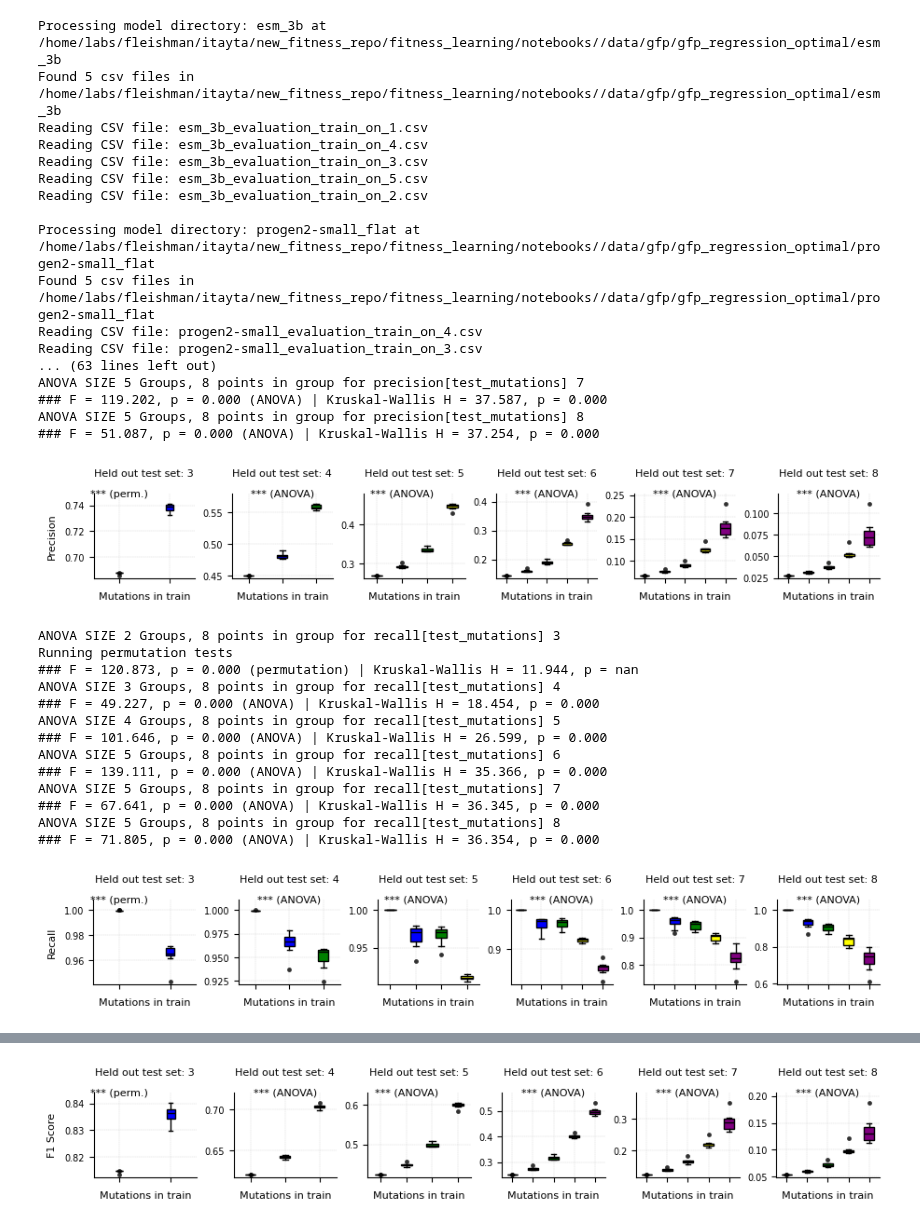
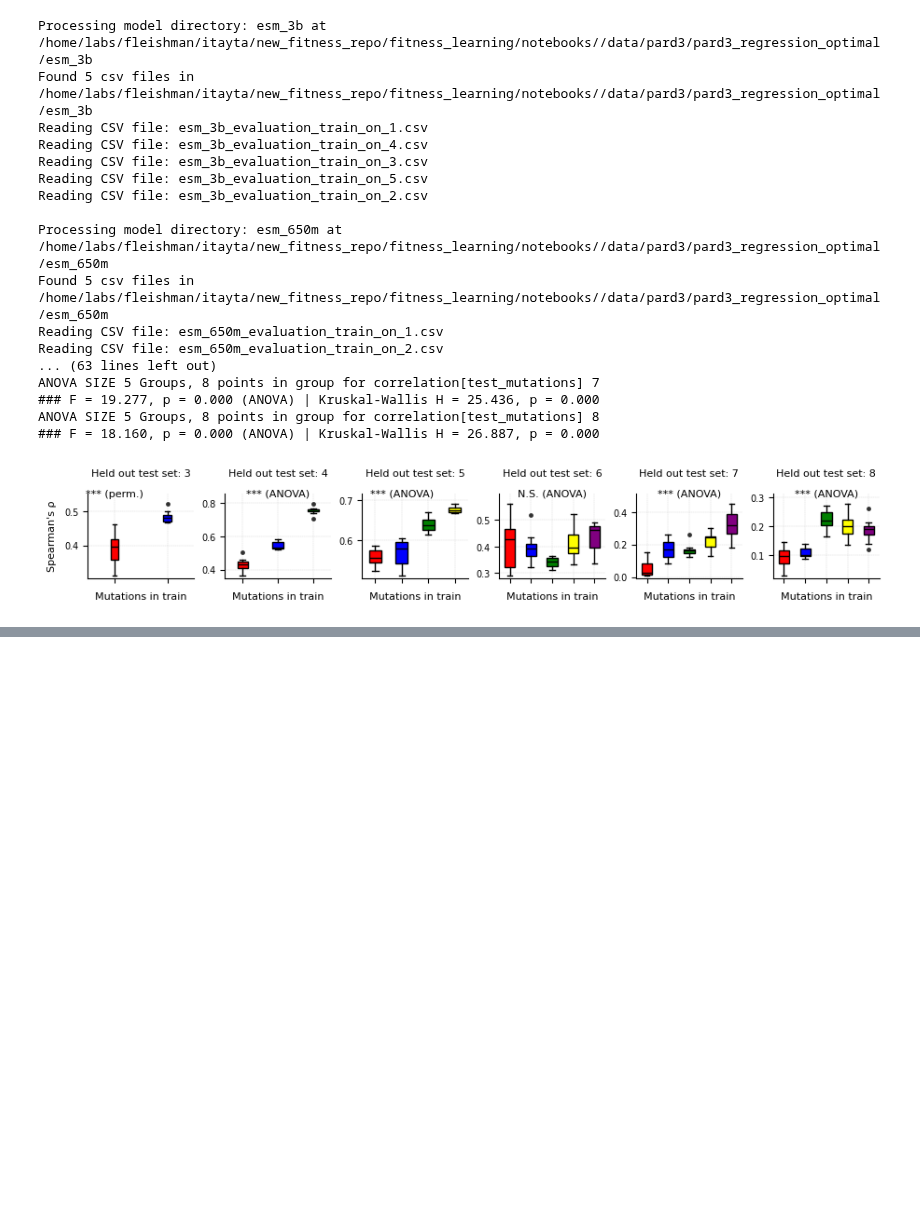
Before and after one commit to drprfitay/fitness_learning, a Jupyter notebook: notebooks/analysis_of_variance.ipynb, the cells around one changed output, grey strips where cells are left out. Cells and saved outputs as stored; diff of their text form; code cells hidden in the pictures; blank space fills up the shorter version.

```diff
--- a/notebooks/analysis_of_variance.ipynb
+++ b/notebooks/analysis_of_variance.ipynb
@@ -280,19 +280,11 @@ anova_agg = {
 }
 # %%
 by_subsample_datasets = [
-    "lov",
     "pard3",
-    "gfp",
-    "his",
-    "casp"
     ]
 
 features_per_dataset = {
-    "gfp": ["precision", "recall", "f1", "roc", "accuracy", "top_100_pct"],
-    "lov": ["correlation"],
     "pard3": ["correlation"],
-    "his": ["correlation"],
-    "casp": ["correlation"]
 }
 
 all_dfs = []
@@ -545,8 +414,7 @@ gcn_test = [6, 7, 8]
 # %%
 factors = ["model_name", "budget", "max_muts_in_train"]
 
-vars_and_func = {"gcn4" : lambda v: v.median(),
-                 "nmt" : lambda v: np.percentile(v, 85)}#,
+vars_and_func = {"gcn4" : lambda v: v.median()}#,
 
 
 discretized_parameter_scale = {"esm_35m": "0_100",
@@ -563,7 +431,7 @@ discretized_parameter_scale = {"esm_35m": "0_100",
 
 results = []
 
-all_sets = [("gcn4", gcn_sets), ("nmt", nmt_sets)]
+all_sets = [("gcn4", gcn_sets)]
 
 for dataset_name, sets in all_sets:
     for held_out_set, df_tmp in sets.items():
@@ -1031,13 +774,8 @@ Setting a gradient palette using color= is deprecated and will be removed in v0.
 
 # Consistent naming as in file_context_0
 final_pvalue_df = final_pvalue_df.copy()
-final_pvalue_df.loc[final_pvalue_df["dataset"] == "gfp", "dataset"] = "GFP"
 final_pvalue_df.loc[final_pvalue_df["dataset"] == "pard3", "dataset"] = "PARD3"
-final_pvalue_df.loc[final_pvalue_df["dataset"] == "nmt", "dataset"] = "NMT"
 final_pvalue_df.loc[final_pvalue_df["dataset"] == "gcn", "dataset"] = "GCN4"
-final_pvalue_df.loc[final_pvalue_df["dataset"] == "lov", "dataset"] = "LOV"
-final_pvalue_df.loc[final_pvalue_df["dataset"] == "his", "dataset"] = "HIS"
-final_pvalue_df.loc[final_pvalue_df["dataset"] == "casp", "dataset"] = "CASP"
 
 plt.figure(figsize=(8, 4))
 
@@ -1498,12 +1243,7 @@ plt.show()
 # %%
 df_var_all.loc[df_var_all["factor"] == "max_muts_in_train", "factor"] = "train_mutations"
-df_var_all.loc[df_var_all["dataset"] == "gfp", "dataset"] = "GFP"
 df_var_all.loc[df_var_all["dataset"] == "pard3", "dataset"] = "PARD3"
-df_var_all.loc[df_var_all["dataset"] == "nmt", "dataset"] = "NMT"
 df_var_all.loc[df_var_all["dataset"] == "gcn4", "dataset"] = "GCN4"
-df_var_all.loc[df_var_all["dataset"] == "lov", "dataset"] = "LOV"
-df_var_all.loc[df_var_all["dataset"] == "his", "dataset"] = "HIS"
-df_var_all.loc[df_var_all["dataset"] == "casp", "dataset"] = "CASP"
 
 
 
@@ -1913,69 +1637,51 @@ train_muts_anova_agg = {
     "Kruskal_P": []
 }
 
-by_subsample_datasets = ["gfp", "lov", "pard3", "his", "casp"]
+by_subsample_datasets = ["pard3"]
 
 features_per_dataset = {
-    "gfp": ["precision", "recall", "f1", "roc", "accuracy", "top_100_pct"],
-    "lov": ["correlation"],
     "pard3": ["correlation"],
-    "his": ["correlation"],
-    "casp": ["correlation"]
 }
 
 all_dfs = []
 
 fig_path = "./refined_figures/supp_figure_var_analysis/"
 os.makedirs(fig_path, exist_ok=True)
 for ds in by_subsample_datasets:
     embedding_base_dir = "%s/data/%s/%s_regression_optimal" % (base_path, ds, ds)
     df_all, ohe_df_all = load_df_all(embedding_base_dir, one_hot=True)
     all_dfs.append((ds, df_all, ohe_df_all))
     for feature in features_per_dataset[ds]:
         train_muts_anova_agg = run_mut_comparision_anova_and_plot(
             df=df_all,
             dataset_name=ds,
             feature_name=feature,
             mutations=[3,4,5,6,7,8],
             mutation_factor_colname="test_mutations",
             results=train_muts_anova_agg,
             do_plot=True,
             verbose=True,
             train=False,
             comp_factor="train_mutations",
             color_map={1: "red", 2: "blue", 3: "green", 4: "yellow", 5: "purple"},
             fig_path=os.path.join(fig_path, f"{ds}_{feature}_by_model.svg")
         )
 # %% [output]
-Processing model directory: esm_3b at /home/labs/fleishman/itayta/new_fitness_repo/fitness_learning/notebooks//data/gfp/gfp_regression_optimal/esm_3b
-Found 5 csv files in /home/labs/fleishman/itayta/new_fitness_repo/fitness_learning/notebooks//data/gfp/gfp_regression_optimal/esm_3b
+Processing model directory: esm_3b at /home/labs/fleishman/itayta/new_fitness_repo/fitness_learning/notebooks//data/pard3/pard3_regression_optimal/esm_3b
+Found 5 csv files in /home/labs/fleishman/itayta/new_fitness_repo/fitness_learning/notebooks//data/pard3/pard3_regression_optimal/esm_3b
 Reading CSV file: esm_3b_evaluation_train_on_1.csv
 Reading CSV file: esm_3b_evaluation_train_on_4.csv
 Reading CSV file: esm_3b_evaluation_train_on_3.csv
 Reading CSV file: esm_3b_evaluation_train_on_5.csv
 Reading CSV file: esm_3b_evaluation_train_on_2.csv
 
-Processing model directory: progen2-small_flat at /home/labs/fleishman/itayta/new_fitness_repo/fitness_learning/notebooks//data/gfp/gfp_regression_optimal/progen2-small_flat
-Found 5 csv files in /home/labs/fleishman/itayta/new_fitness_repo/fitness_learning/notebooks//data/gfp/gfp_regression_optimal/progen2-small_flat
-Reading CSV file: progen2-small_evaluation_train_on_4.csv
-Reading CSV file: progen2-small_evaluation_train_on_3.csv
+Processing model directory: esm_650m at /home/labs/fleishman/itayta/new_fitness_repo/fitness_learning/notebooks//data/pard3/pard3_regression_optimal/esm_650m
+Found 5 csv files in /home/labs/fleishman/itayta/new_fitness_repo/fitness_learning/notebooks//data/pard3/pard3_regression_optimal/esm_650m
+Reading CSV file: esm_650m_evaluation_train_on_1.csv
+Reading CSV file: esm_650m_evaluation_train_on_2.csv
 ... (63 lines left out)
-ANOVA SIZE 5 Groups, 8 points in group for precision[test_mutations] 7
-### F = 119.202, p = 0.000 (ANOVA) | Kruskal-Wallis H = 37.587, p = 0.000
-ANOVA SIZE 5 Groups, 8 points in group for precision[test_mutations] 8
-### F = 51.087, p = 0.000 (ANOVA) | Kruskal-Wallis H = 37.254, p = 0.000
+ANOVA SIZE 5 Groups, 8 points in group for correlation[test_mutations] 7
+### F = 19.277, p = 0.000 (ANOVA) | Kruskal-Wallis H = 25.436, p = 0.000
+ANOVA SIZE 5 Groups, 8 points in group for correlation[test_mutations] 8
+### F = 18.160, p = 0.000 (ANOVA) | Kruskal-Wallis H = 26.887, p = 0.000
-[figure, old version]
+[figure, new version]
-ANOVA SIZE 2 Groups, 8 points in group for recall[test_mutations] 3
-Running permutation tests
-### F = 120.873, p = 0.000 (permutation) | Kruskal-Wallis H = 11.944, p = nan
-ANOVA SIZE 3 Groups, 8 points in group for recall[test_mutations] 4
-### F = 49.227, p = 0.000 (ANOVA) | Kruskal-Wallis H = 18.454, p = 0.000
-ANOVA SIZE 4 Groups, 8 points in group for recall[test_mutations] 5
-### F = 101.646, p = 0.000 (ANOVA) | Kruskal-Wallis H = 26.599, p = 0.000
-ANOVA SIZE 5 Groups, 8 points in group for recall[test_mutations] 6
-### F = 139.111, p = 0.000 (ANOVA) | Kruskal-Wallis H = 35.366, p = 0.000
-ANOVA SIZE 5 Groups, 8 points in group for recall[test_mutations] 7
-### F = 67.641, p = 0.000 (ANOVA) | Kruskal-Wallis H = 36.345, p = 0.000
-ANOVA SIZE 5 Groups, 8 points in group for recall[test_mutations] 8
-### F = 71.805, p = 0.000 (ANOVA) | Kruskal-Wallis H = 36.354, p = 0.000
-[figure, removed]
@@ -1995 +1687,0 @@ ANOVA SIZE 5 Groups, 8 points in group for f1[test_mutations] 8
-[figure, removed]
```
Also changed, not shown: parts of 38 cells of this notebook, 16 other files.
